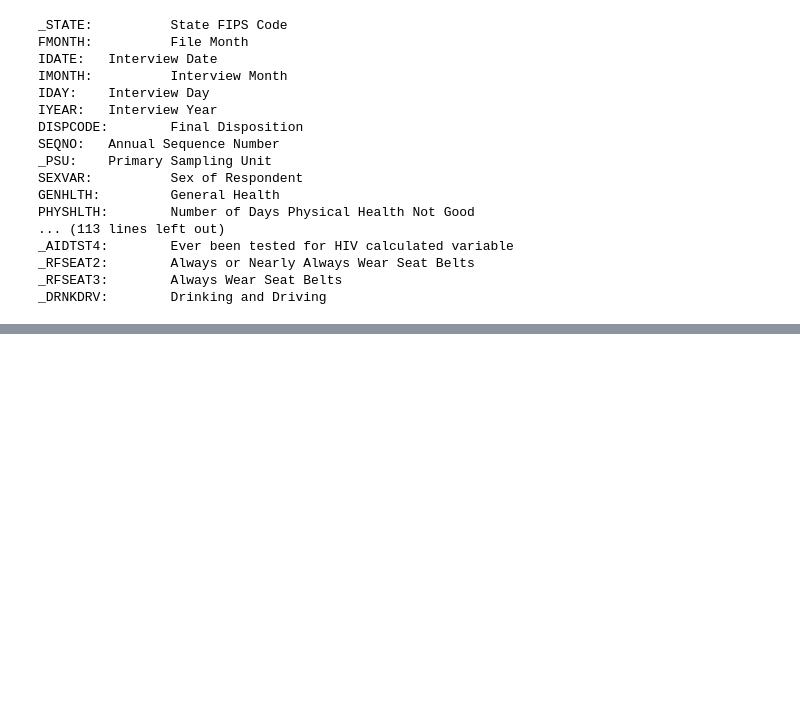
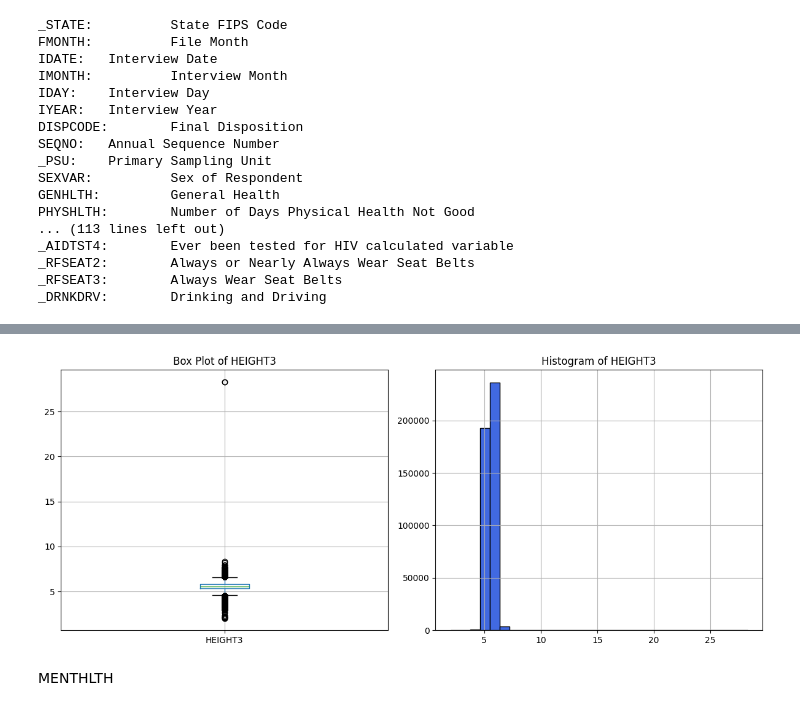
Before and after one commit to Huy1996/CMPE-257---Group-1, a Jupyter notebook: EDA.ipynb, the cells around one changed output, grey strips where cells are left out. Cells and saved outputs as stored; diff of their text form; code cells hidden in the pictures; blank space fills up the shorter version.

```diff
--- a/EDA.ipynb
+++ b/EDA.ipynb
@@ -220,0 +456,13 @@ missing_value_summary(df_filtered)
+# %%
+def convert_height3(value):
+    if value is not np.nan:
+        if 199 < value < 712:
+            return value // 100 + (value % 100)/12
+        elif 9060 < value < 9999:
+            return ((value % 9000)/100) * 3.28084       # convert to meters then convert back to feets
+        else:
+            return np.nan
+    return np.nan
+df_filtered["HEIGHT3"] = df_filtered["HEIGHT3"].apply(convert_height3)
+df_filtered["HEIGHT3"] = df_filtered["HEIGHT3"].fillna(df_filtered["HEIGHT3"].mean())
+df_filtered["HEIGHT3"].describe()
@@ -220,0 +489,6 @@ missing_value_summary(df_filtered)
+# %%
+plot(df_filtered, "HEIGHT3")
+# %% [output]
+[figure, added]
+# %% [markdown]
+MENTHLTH
```
Also changed, not shown: parts of 41 cells of this notebook.
